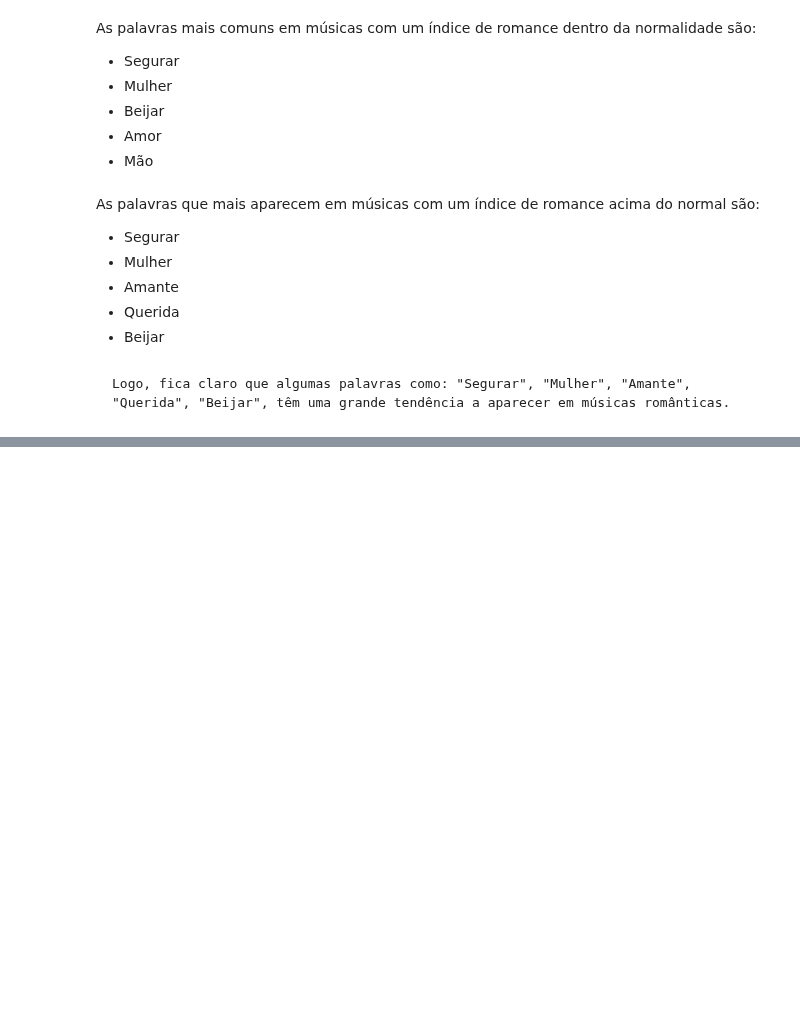
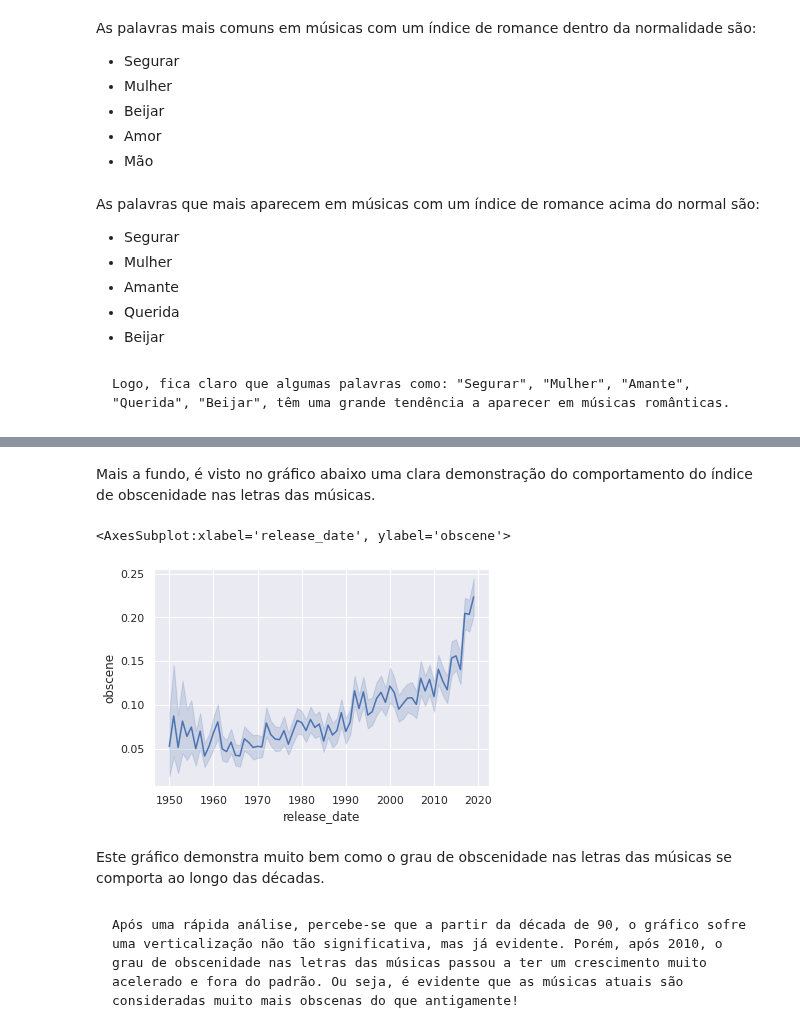
Before and after one commit to viniciusolzon/Music_Analysis, a Jupyter notebook: final_project.ipynb, the cells around one changed output, grey strips where cells are left out. Saved outputs shown, nothing was run; the diff lists cells and outputs as text; code cells hidden in the pictures; blank space fills up the shorter version.

```diff
--- a/final_project.ipynb
+++ b/final_project.ipynb
@@ -397,0 +419,11 @@ As palavras que mais aparecem em músicas com um índice de romance acima do nor
+# %% [markdown]
+Mais a fundo, é visto no gráfico abaixo uma clara demonstração do comportamento do índice de obscenidade nas letras das músicas.
+# %%
+sns.lineplot(x = "release_date", y = "obscene", data = second_df)
+# %% [output]
+<AxesSubplot:xlabel='release_date', ylabel='obscene'>
+[figure, added]
+# %% [markdown]
+Este gráfico demonstra muito bem como o grau de obscenidade nas letras das músicas se comporta ao longo das décadas.
+# %% [markdown]
+    Após uma rápida análise, percebe-se que a partir da década de 90, o gráfico sofre uma verticalização não tão significativa, mas já evidente. Porém, após 2010, o grau de obscenidade nas letras das músicas passou a ter um crescimento muito acelerado e fora do padrão. Ou seja, é evidente que as músicas atuais são consideradas muito mais obscenas do que antigamente!
```
Also changed, not shown: parts of 16 cells of this notebook.
